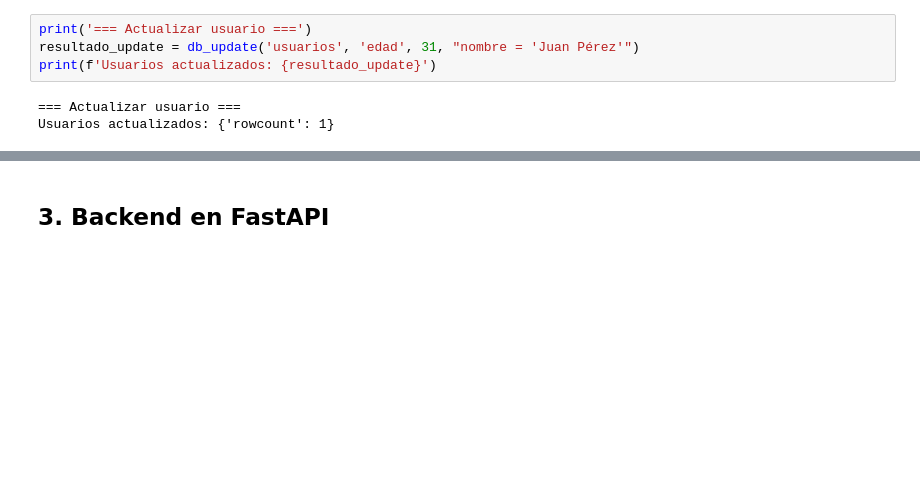
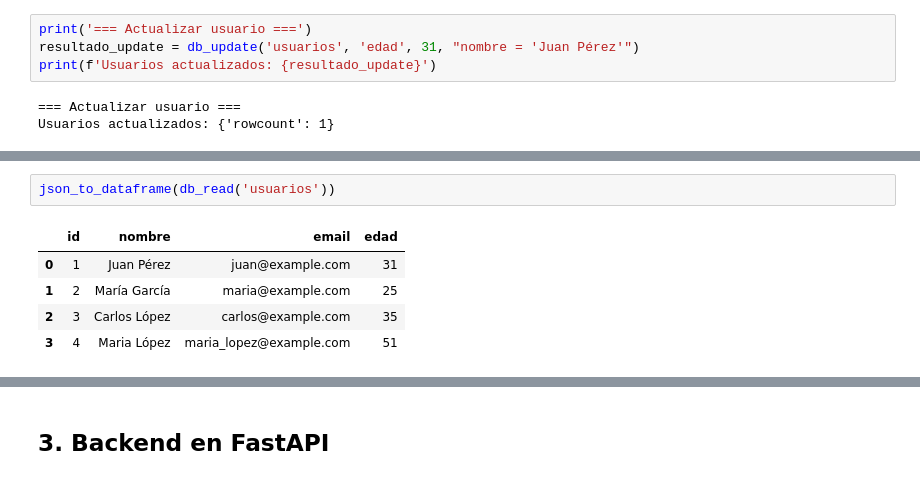
Before and after one commit to Jlaybar/moto, a Jupyter notebook: db_sqlite3_api.ipynb, the cells around one changed output, grey strips where cells are left out. Cells and saved outputs as stored; diff of their text form; blank space fills up the shorter version.

Commit message:
funciones de plot db y json

```diff
--- a/db_sqlite3_api.ipynb
+++ b/db_sqlite3_api.ipynb
@@ -372,0 +383,8 @@ db_read('usuarios')
+# %%
+json_to_dataframe(db_read('usuarios'))
+# %% [output]
+|  | id | nombre | email | edad |
+| 0 | 1 | Juan Pérez | juan@example.com | 31 |
+| 1 | 2 | María García | maria@example.com | 25 |
+| 2 | 3 | Carlos López | carlos@example.com | 35 |
+| 3 | 4 | Maria López | maria_lopez@example.com | 51 |
```
Also changed, not shown: parts of 7 cells of this notebook, 6 other files.
